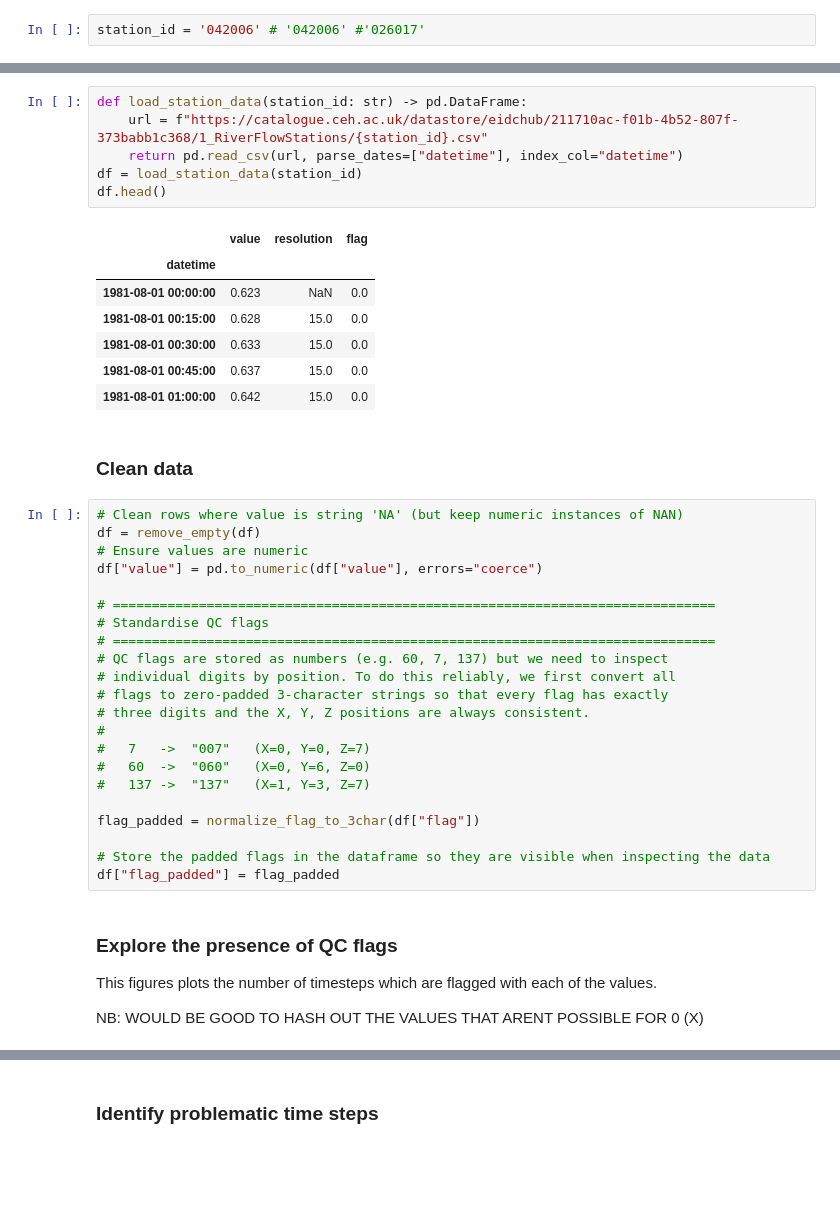
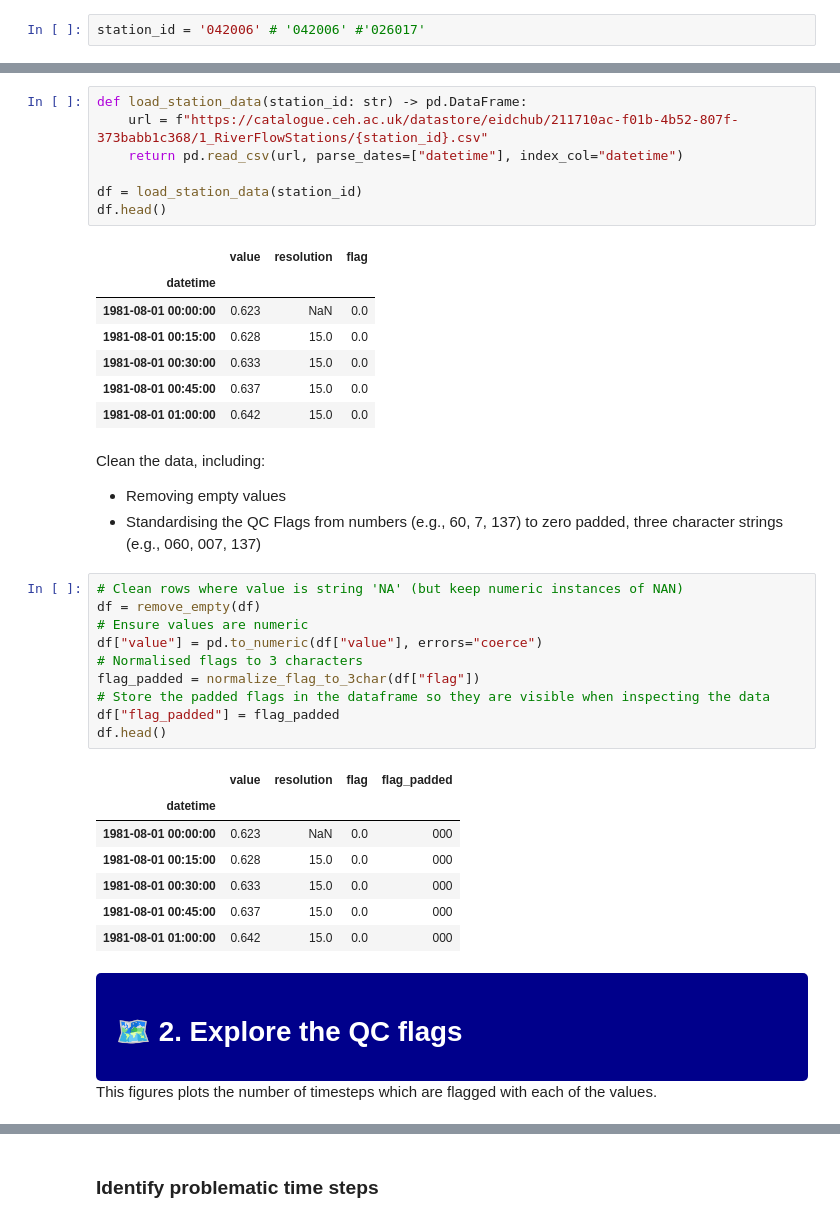
Before and after one commit to masher92/UK-Flow15, a Jupyter notebook: Interpolate.ipynb, the cells around one changed output, grey strips where cells are left out. Saved outputs shown, nothing was run; the diff lists cells and outputs as text; blank space fills up the shorter version.

```diff
--- a/Interpolate.ipynb
+++ b/Interpolate.ipynb
@@ -68,6 +221,7 @@ Each station has a CSV file with these columns:
 def load_station_data(station_id: str) -> pd.DataFrame:
     url = f"https://catalogue.ceh.ac.uk/datastore/eidchub/211710ac-f01b-4b52-807f-373babb1c368/1_RiverFlowStations/{station_id}.csv"
     return pd.read_csv(url, parse_dates=["datetime"], index_col="datetime")
+
 df = load_station_data(station_id)
 df.head()
 # %% [output]
@@ -79,32 +233,32 @@ df.head()
 | 1981-08-01 00:45:00 | 0.637 | 15.0 | 0.0 |
 | 1981-08-01 01:00:00 | 0.642 | 15.0 | 0.0 |
 # %% [markdown]
-### Clean data
+Clean the data, including:
+- Removing empty values
+- Standardising the QC Flags from numbers (e.g., 60, 7, 137) to zero padded, three character strings (e.g., 060, 007, 137)
 # %%
 # Clean rows where value is string 'NA' (but keep numeric instances of NAN)
 df = remove_empty(df)
 # Ensure values are numeric
 df["value"] = pd.to_numeric(df["value"], errors="coerce")
-
-# =============================================================================
-# Standardise QC flags
-# =============================================================================
-# QC flags are stored as numbers (e.g. 60, 7, 137) but we need to inspect
-# individual digits by position. To do this reliably, we first convert all
-# flags to zero-padded 3-character strings so that every flag has exactly
-# three digits and the X, Y, Z positions are always consistent.
-#
-#   7   ->  "007"   (X=0, Y=0, Z=7)
-#   60  ->  "060"   (X=0, Y=6, Z=0)
-#   137 ->  "137"   (X=1, Y=3, Z=7)
-
+# Normalised flags to 3 characters
 flag_padded = normalize_flag_to_3char(df["flag"])
-
 # Store the padded flags in the dataframe so they are visible when inspecting the data
 df["flag_padded"] = flag_padded
+df.head()
+# %% [output]
+|  | value | resolution | flag | flag_padded |
+| datetime |  |  |  |  |
+| 1981-08-01 00:00:00 | 0.623 | NaN | 0.0 | 000 |
+| 1981-08-01 00:15:00 | 0.628 | 15.0 | 0.0 | 000 |
+| 1981-08-01 00:30:00 | 0.633 | 15.0 | 0.0 | 000 |
+| 1981-08-01 00:45:00 | 0.637 | 15.0 | 0.0 | 000 |
+| 1981-08-01 01:00:00 | 0.642 | 15.0 | 0.0 | 000 |
 # %% [markdown]
-### Explore the presence of QC flags
+<div style="background-color: darkblue; color: white; padding: 15px 20px; border-radius: 5px; margin: 10px 0px;">
+<h1 style="color: white; margin: 0px;">🗺️ 2. Explore the QC flags </h1>
+</div>
 
 This figures plots the number of timesteps which are flagged with each of the values.
 
-NB: WOULD BE GOOD TO HASH OUT THE VALUES THAT ARENT POSSIBLE FOR 0 (X)
+<!-- NB: WOULD BE GOOD TO HASH OUT THE VALUES THAT ARENT POSSIBLE FOR 0 (X) -->
```
Also changed, not shown: parts of 28 cells of this notebook, 4 other files.
